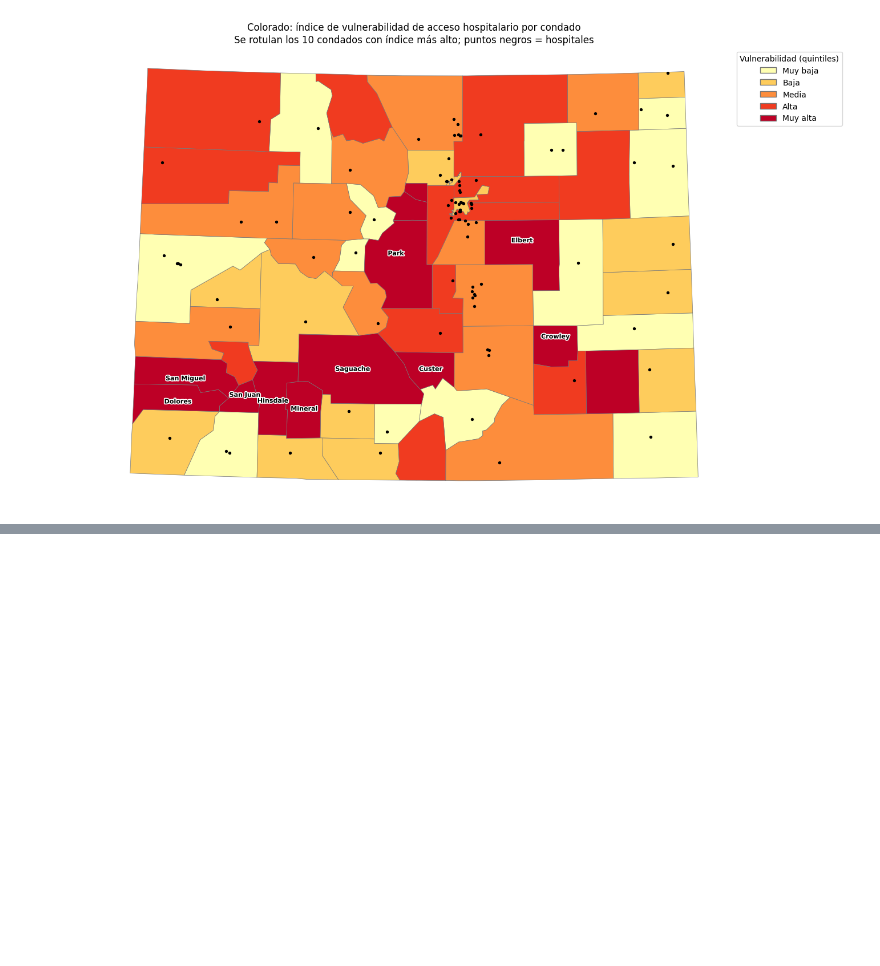
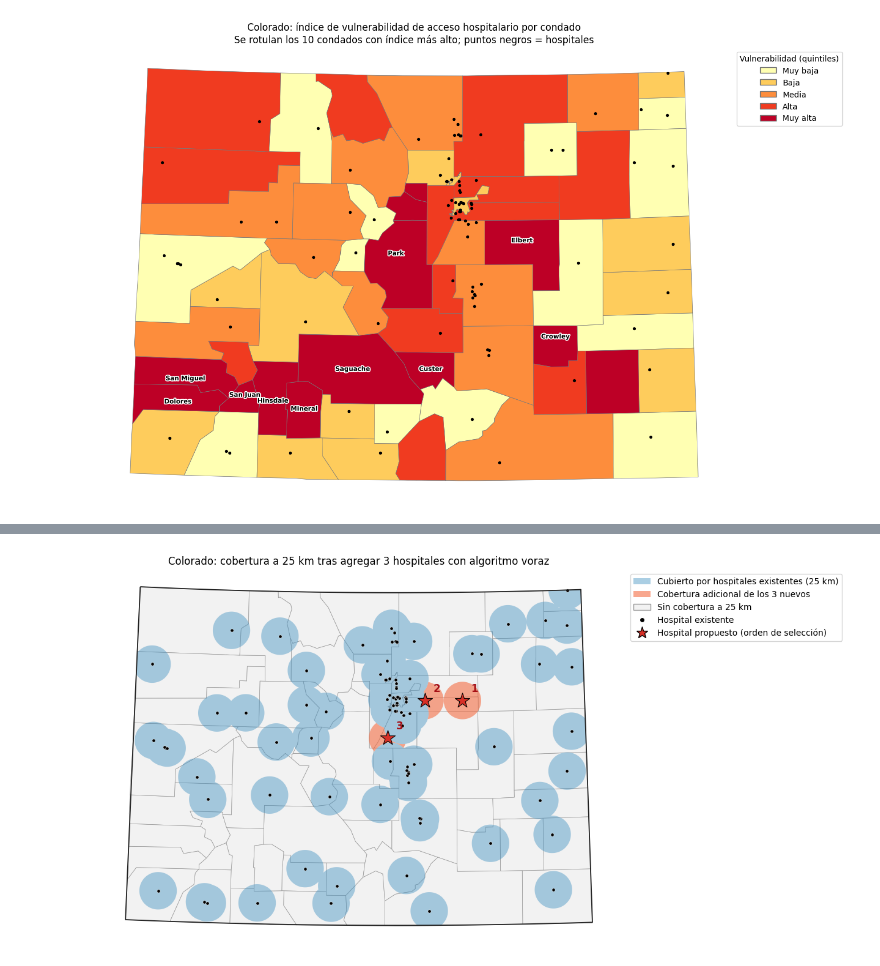
Before and after one commit to CamiR24/Lab5-MS, a Jupyter notebook: Task2.ipynb, the cells around one changed output, grey strips where cells are left out. Cells and saved outputs as stored; diff of their text form; code cells hidden in the pictures; blank space fills up the shorter version.

```diff
--- a/Task2.ipynb
+++ b/Task2.ipynb
@@ -340,0 +482,35 @@ plt.show()
+# %%
+from matplotlib.patches import Patch
+from matplotlib.lines import Line2D
+
+# Mapa de cobertura final a 25 km: zona ya cubierta por hospitales existentes vs. zona agregada por los 3 nuevos
+zona_nueva = zona_cubierta.difference(cobertura_actual)
+
+fig, ax = plt.subplots(figsize=(12, 8))
+condados_m.plot(ax=ax, facecolor="#f2f2f2", edgecolor="#999999", linewidth=0.5)
+gpd.GeoSeries([cobertura_actual], crs=crs_proyectado).clip(estado_m).plot(ax=ax, color="#4393c3", alpha=0.45)
+gpd.GeoSeries([zona_nueva], crs=crs_proyectado).clip(estado_m).plot(ax=ax, color="#f46d43", alpha=0.6)
+
+hospitales_m.plot(ax=ax, color="black", markersize=14, edgecolor="white", linewidth=0.3, zorder=3)
+nuevos.plot(ax=ax, color="#d73027", marker="*", markersize=330, edgecolor="black", linewidth=0.8, zorder=5)
+for _, f in nuevos.iterrows():
+    ax.annotate(str(f["orden"]), (f.geometry.x, f.geometry.y), xytext=(10, 10), textcoords="offset points",
+                fontsize=12, fontweight="bold", color="#a50f15", zorder=6)
+estado_m.boundary.plot(ax=ax, color="#222222", linewidth=1.3, zorder=4)
+
+leyenda = [
+    Patch(facecolor="#4393c3", alpha=0.45, label="Cubierto por hospitales existentes (25 km)"),
+    Patch(facecolor="#f46d43", alpha=0.6, label="Cobertura adicional de los 3 nuevos"),
+    Patch(facecolor="#f2f2f2", edgecolor="#999999", label="Sin cobertura a 25 km"),
+    Line2D([0], [0], marker="o", linestyle="", markerfacecolor="black", markeredgecolor="white", label="Hospital existente"),
+    Line2D([0], [0], marker="*", linestyle="", markerfacecolor="#d73027", markeredgecolor="black", markersize=14,
+           label="Hospital propuesto (orden de selección)"),
+]
+ax.legend(handles=leyenda, loc="upper left", bbox_to_anchor=(1.02, 1))
+ax.set_title("Colorado: cobertura a 25 km tras agregar 3 hospitales con algoritmo voraz")
+ax.set_aspect("equal")
+ax.set_axis_off()
+plt.tight_layout()
+plt.show()
+# %% [output]
+[figure, added]
```
Also changed, not shown: parts of 7 cells of this notebook.
